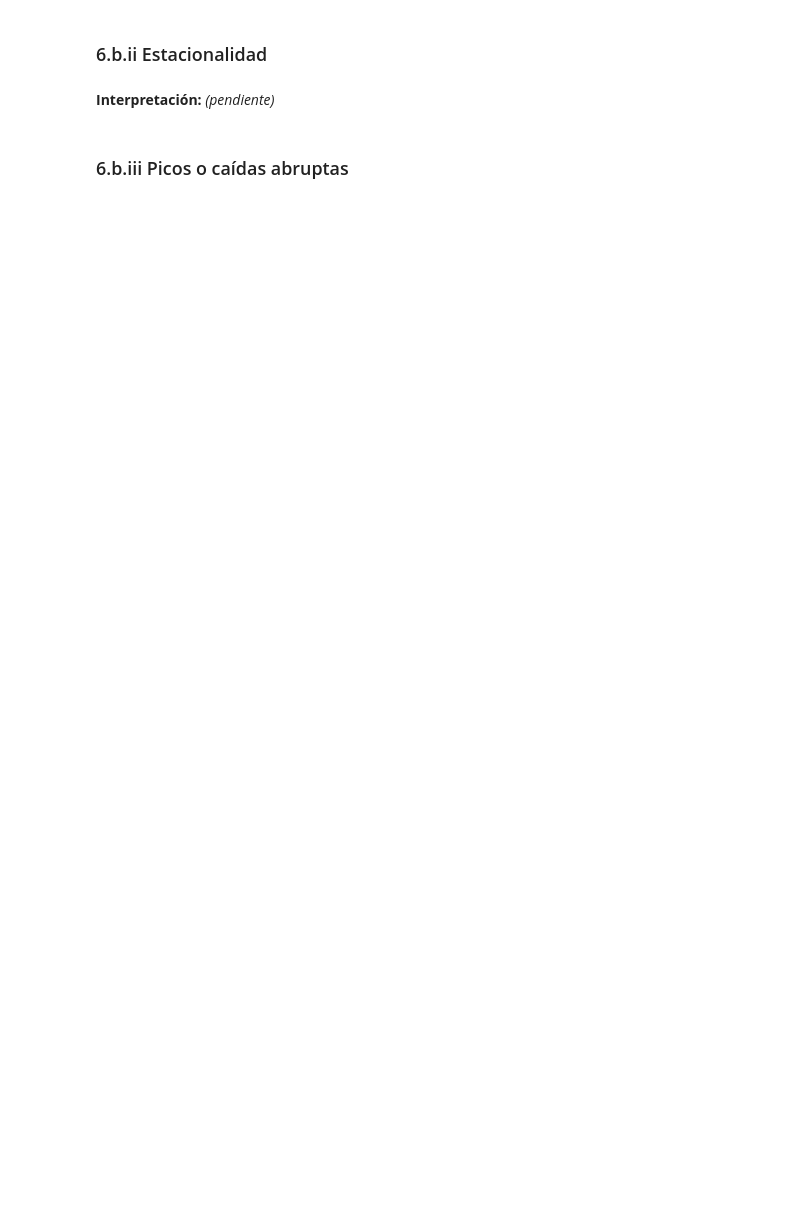
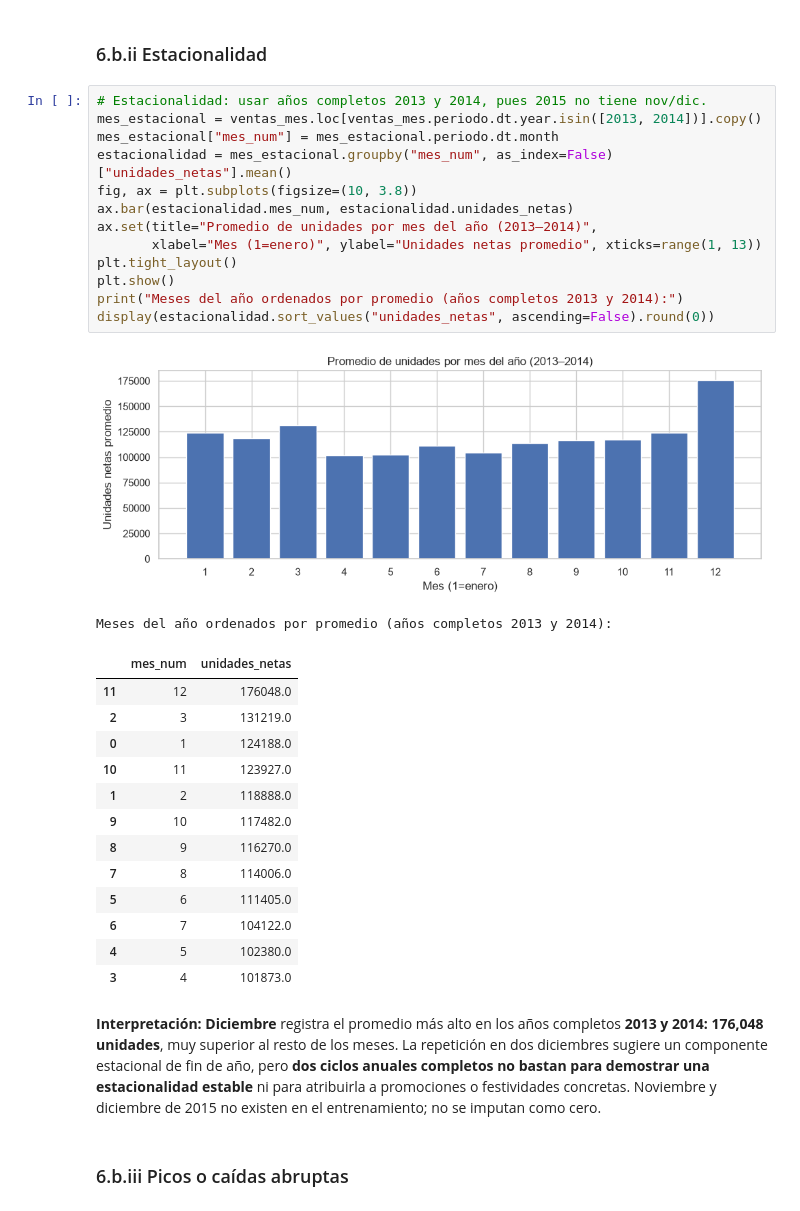
Before and after one commit to alfredo1010/proyecto_predict_future_sales, a Jupyter notebook: notebooks/01_exploratory_data_analysis.ipynb, the cells around one changed output. Cells and saved outputs as stored; diff of their text form; blank space fills up the shorter version.

```diff
--- a/notebooks/01_exploratory_data_analysis.ipynb
+++ b/notebooks/01_exploratory_data_analysis.ipynb
@@ -708,6 +875,35 @@ En los tres casos de la misma tienda, los periodos son **complementarios** (una
 # %% [markdown]
 ### 6.b.ii Estacionalidad
+# %%
+# Estacionalidad: usar años completos 2013 y 2014, pues 2015 no tiene nov/dic.
+mes_estacional = ventas_mes.loc[ventas_mes.periodo.dt.year.isin([2013, 2014])].copy()
+mes_estacional["mes_num"] = mes_estacional.periodo.dt.month
+estacionalidad = mes_estacional.groupby("mes_num", as_index=False)["unidades_netas"].mean()
+fig, ax = plt.subplots(figsize=(10, 3.8))
+ax.bar(estacionalidad.mes_num, estacionalidad.unidades_netas)
+ax.set(title="Promedio de unidades por mes del año (2013–2014)",
+       xlabel="Mes (1=enero)", ylabel="Unidades netas promedio", xticks=range(1, 13))
+plt.tight_layout()
+plt.show()
+print("Meses del año ordenados por promedio (años completos 2013 y 2014):")
+display(estacionalidad.sort_values("unidades_netas", ascending=False).round(0))
+# %% [output]
+[figure, added]
+Meses del año ordenados por promedio (años completos 2013 y 2014):
+|  | mes_num | unidades_netas |
+| 11 | 12 | 176048.0 |
+| 2 | 3 | 131219.0 |
+| 0 | 1 | 124188.0 |
+| 10 | 11 | 123927.0 |
+| 1 | 2 | 118888.0 |
+| 9 | 10 | 117482.0 |
+| 8 | 9 | 116270.0 |
+| 7 | 8 | 114006.0 |
+| 5 | 6 | 111405.0 |
+| 6 | 7 | 104122.0 |
+| 4 | 5 | 102380.0 |
+| 3 | 4 | 101873.0 |
 # %% [markdown]
-**Interpretación:** *(pendiente)*
+**Interpretación:** **Diciembre** registra el promedio más alto en los años completos **2013 y 2014: 176,048 unidades**, muy superior al resto de los meses. La repetición en dos diciembres sugiere un componente estacional de fin de año, pero **dos ciclos anuales completos no bastan para demostrar una estacionalidad estable** ni para atribuirla a promociones o festividades concretas. Noviembre y diciembre de 2015 no existen en el entrenamiento; no se imputan como cero.
 # %% [markdown]
 ### 6.b.iii Picos o caídas abruptas
```
Also changed, not shown: parts of 24 cells of this notebook, 2 other files.
